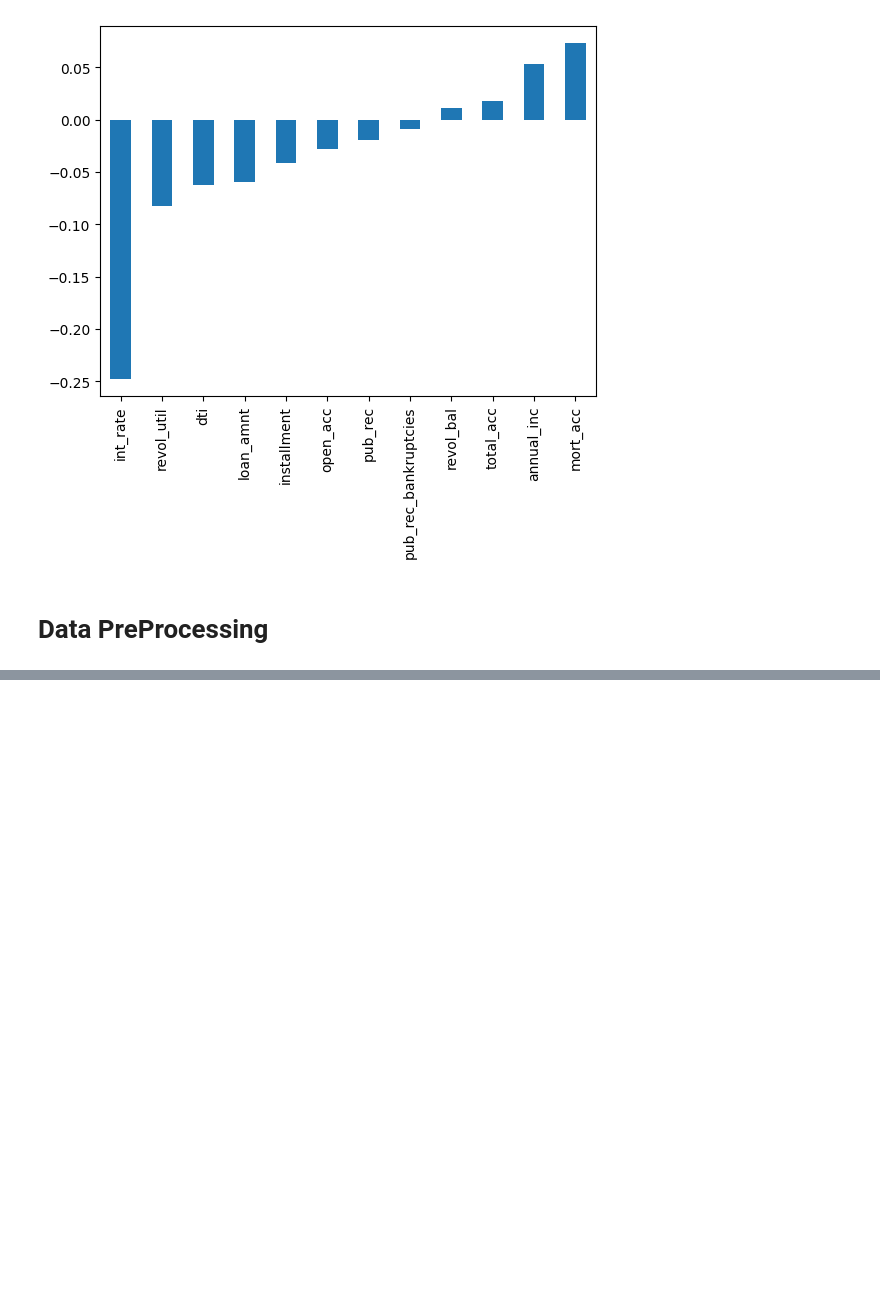
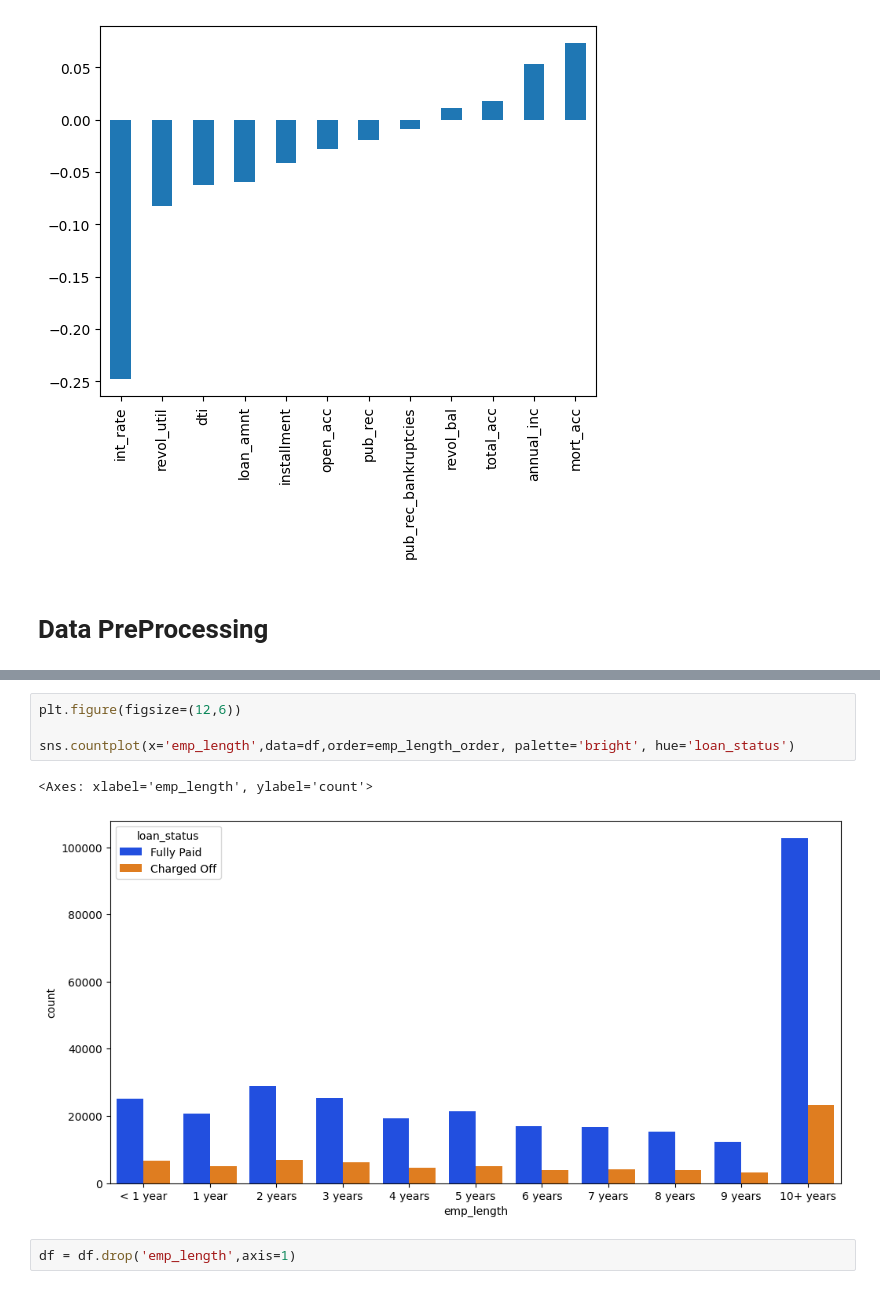
Before and after one commit to MdMahamudulHasan/ML-AI_99DaysWithCPC, a Jupyter notebook: Deep Learning/TensorFlow Basics/Keras_API_Project.ipynb, the cells around one changed output, grey strips where cells are left out. Saved outputs shown, nothing was run; the diff lists cells and outputs as text; blank space fills up the shorter version.

```diff
--- a/Deep Learning/TensorFlow Basics/Keras_API_Project.ipynb
+++ b/Deep Learning/TensorFlow Basics/Keras_API_Project.ipynb
@@ -191,0 +295,9 @@ numeric_df.corr()['loan_repaid'].sort_values().drop('loan_repaid').plot(kind='ba
+# %%
+plt.figure(figsize=(12,6))
+
+sns.countplot(x='emp_length',data=df,order=emp_length_order, palette='bright', hue='loan_status')
+# %% [output]
+<Axes: xlabel='emp_length', ylabel='count'>
+[figure, added]
+# %%
+df = df.drop('emp_length',axis=1)
```
Also changed, not shown: parts of 55 cells of this notebook.
